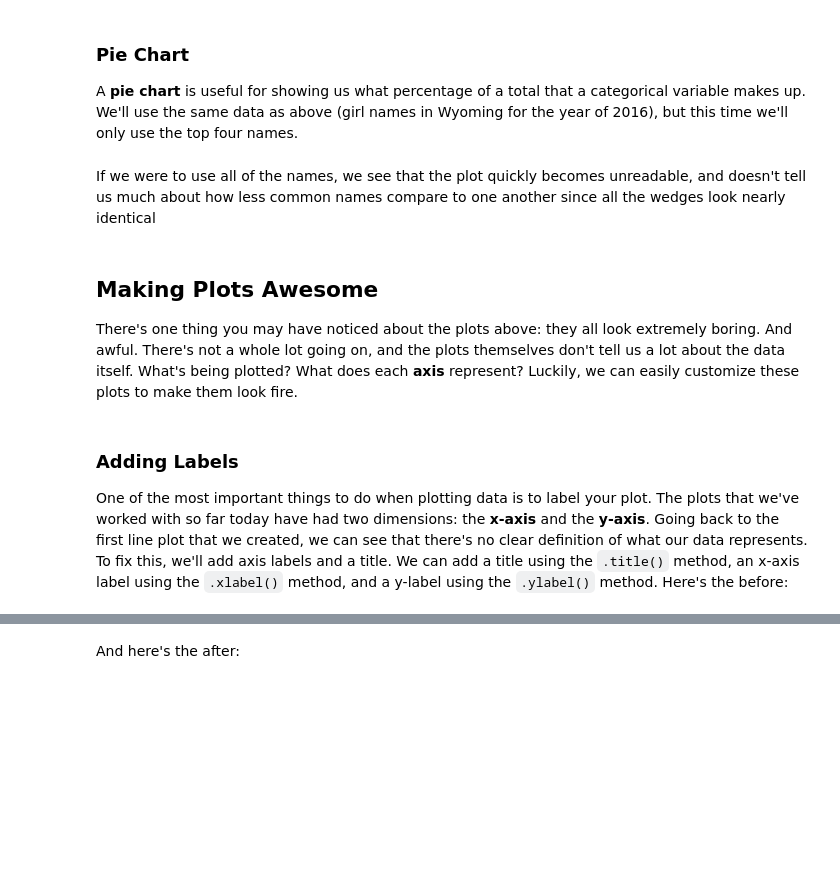
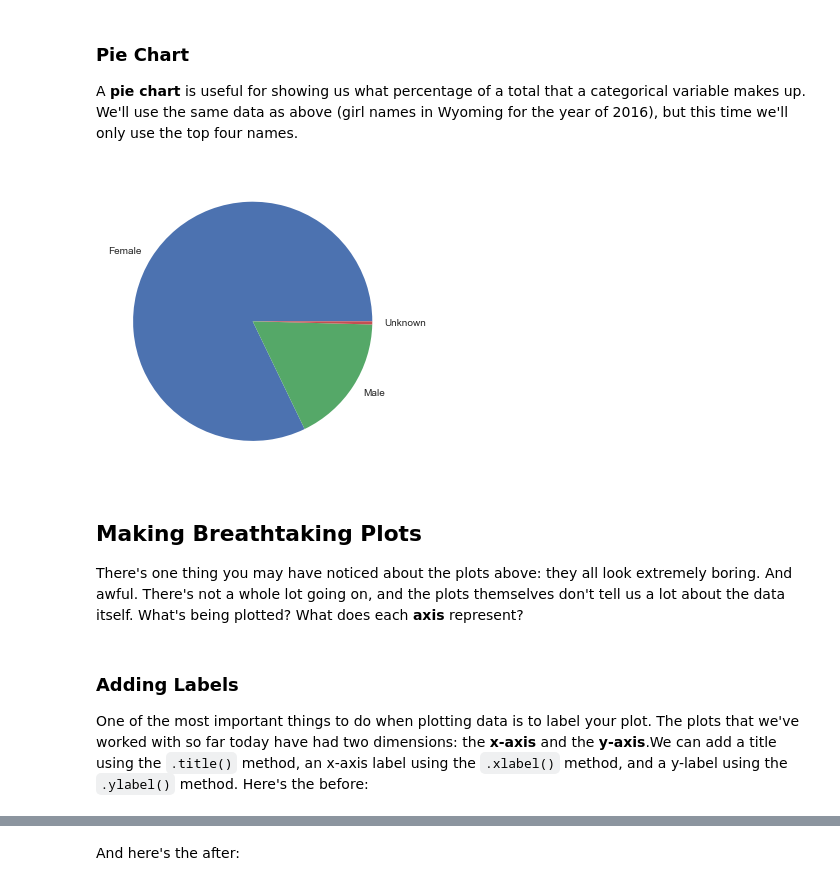
Before and after one commit to Sci-Teens/ecology-program, a Jupyter notebook: lessons/3_introduction_to_plotting_data.ipynb, the cells around one changed output, grey strips where cells are left out. Cells and saved outputs as stored; diff of their text form; code cells hidden in the pictures; blank space fills up the shorter version.

```diff
--- a/lessons/3_introduction_to_plotting_data.ipynb
+++ b/lessons/3_introduction_to_plotting_data.ipynb
@@ -105,5 +92,5 @@ A **pie chart** is useful for showing us what percentage of a total that a categ
 # %%
-plt.pie(girls_wyoming_2016['Count'][0:4], labels=girls_wyoming_2016['Name'][0:4])
+plt.pie(georgia_hisp['cases'], labels=georgia_hisp.index)
 plt.show()
+# %% [output]
+[figure, added]
-# %% [markdown]
-If we were to use all of the names, we see that the plot quickly becomes unreadable, and doesn't tell us much about how less common names compare to one another since all the wedges look nearly identical
@@ -113,6 +97,6 @@ plt.show()
 # %% [markdown]
-## Making Plots Awesome
-There's one thing you may have noticed about the plots above: they all look extremely boring. And awful. There's not a whole lot going on, and the plots themselves don't tell us a lot about the data itself. What's being plotted? What does each **axis** represent? Luckily, we can easily customize these plots to make them look fire.
+## Making Breathtaking Plots
+There's one thing you may have noticed about the plots above: they all look extremely boring. And awful. There's not a whole lot going on, and the plots themselves don't tell us a lot about the data itself. What's being plotted? What does each **axis** represent?
 # %% [markdown]
 ### Adding Labels
-One of the most important things to do when plotting data is to label your plot. The plots that we've worked with so far today have had two dimensions: the **x-axis** and the **y-axis**. Going back to the first line plot that we created, we can see that there's no clear definition of what our data represents. To fix this, we'll add axis labels and a title. We can add a title using the ``.title()`` method, an x-axis label using the ``.xlabel()`` method, and a y-label using the ``.ylabel()`` method. Here's the before:
+One of the most important things to do when plotting data is to label your plot. The plots that we've worked with so far today have had two dimensions: the **x-axis** and the **y-axis**.We can add a title using the ``.title()`` method, an x-axis label using the ``.xlabel()`` method, and a y-label using the ``.ylabel()`` method. Here's the before:
```
Also changed, not shown: parts of 45 cells of this notebook, 3 other files.
